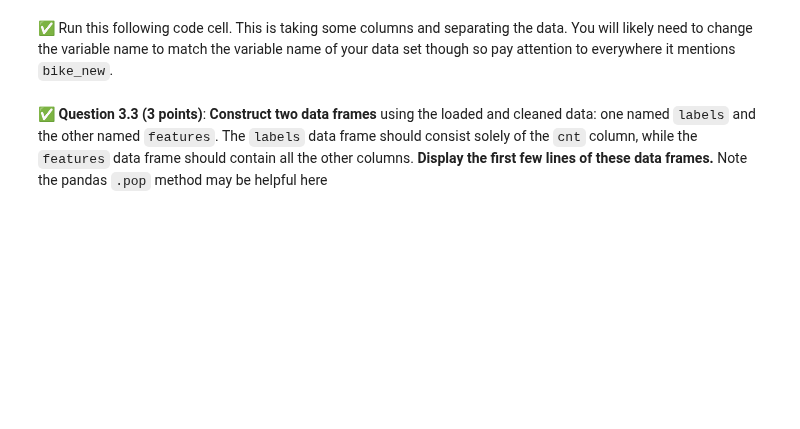
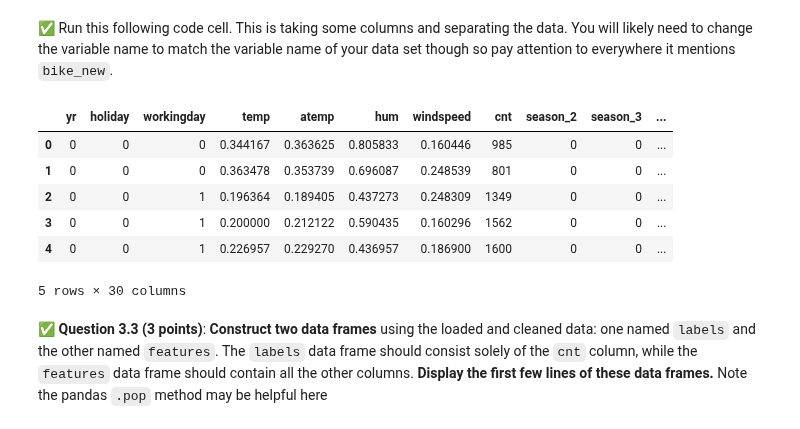
Before and after one commit to burririt/CMSE202-s25-turnin, a Jupyter notebook: exams/final/CMSE202-Final-SS25-Section001-RithvikBurri.ipynb, the cells around one changed output. Cells and saved outputs as stored; diff of their text form; code cells hidden in the pictures; blank space fills up the shorter version.

```diff
--- a/exams/final/CMSE202-Final-SS25-Section001-RithvikBurri.ipynb
+++ b/exams/final/CMSE202-Final-SS25-Section001-RithvikBurri.ipynb
@@ -112,13 +132,23 @@ You will be trying to predict `cnt` (which is the number of bike rentals) using
 # %%
 import warnings
 warnings.filterwarnings('ignore')
 
-bike_new['season']=bike_new['season'].astype('category')
-bike_new['weathersit']=bike_new['weathersit'].astype('category')
-bike_new['mnth']=bike_new['mnth'].astype('category')
-bike_new['weekday']=bike_new['weekday'].astype('category')
+bike_data['season'] = bike_data['season'].astype('category')
+bike_data['weathersit'] = bike_data['weathersit'].astype('category')
+bike_data['mnth'] = bike_data['mnth'].astype('category')
+bike_data['weekday'] = bike_data['weekday'].astype('category')
 
-bike_new = pd.get_dummies(bike_new, drop_first=True)
-bike_new.replace({False: 0, True: 1}, inplace=True)
+bike_data = pd.get_dummies(bike_data, drop_first=True)
+bike_data.replace({False: 0, True: 1}, inplace=True)
+
+bike_data.head()
+# %% [output]
+|  | yr | holiday | workingday | temp | atemp | hum | windspeed | cnt | season_2 | season_3 | ... |
+| 0 | 0 | 0 | 0 | 0.344167 | 0.363625 | 0.805833 | 0.160446 | 985 | 0 | 0 | ... |
+| 1 | 0 | 0 | 0 | 0.363478 | 0.353739 | 0.696087 | 0.248539 | 801 | 0 | 0 | ... |
+| 2 | 0 | 0 | 1 | 0.196364 | 0.189405 | 0.437273 | 0.248309 | 1349 | 0 | 0 | ... |
+| 3 | 0 | 0 | 1 | 0.200000 | 0.212122 | 0.590435 | 0.160296 | 1562 | 0 | 0 | ... |
+| 4 | 0 | 0 | 1 | 0.226957 | 0.229270 | 0.436957 | 0.186900 | 1600 | 0 | 0 | ... |
+5 rows × 30 columns
 # %% [markdown]
 &#9989; **Question 3.3 (3 points)**: **Construct two data frames** using the loaded and cleaned data: one named `labels` and the other named `features`. The `labels` data frame should consist solely of the `cnt` column, while the `features` data frame should contain all the other columns. **Display the first few lines of these data frames.** Note the pandas `.pop` method may be helpful here
```
Also changed, not shown: parts of 18 cells of this notebook, 1 other file.
